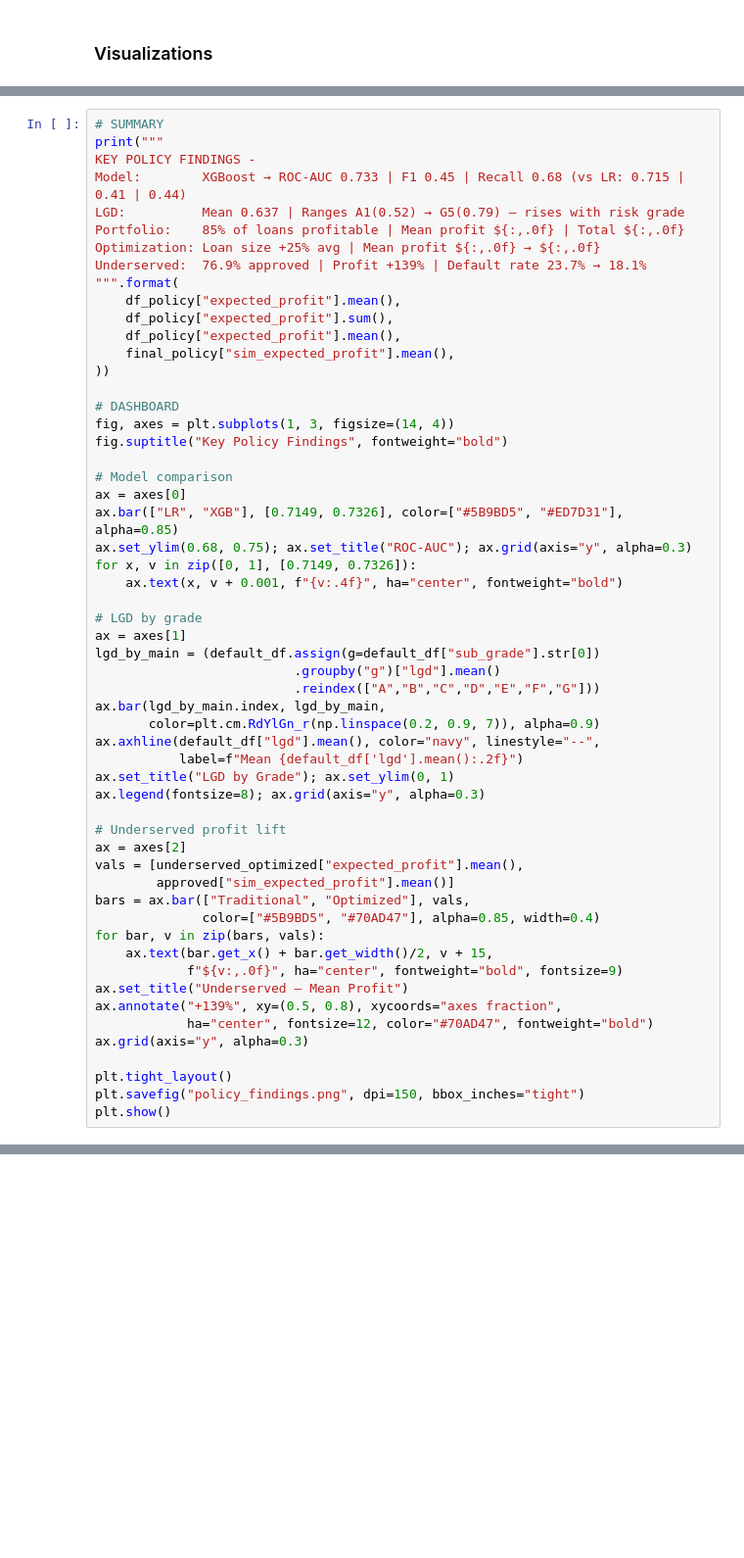
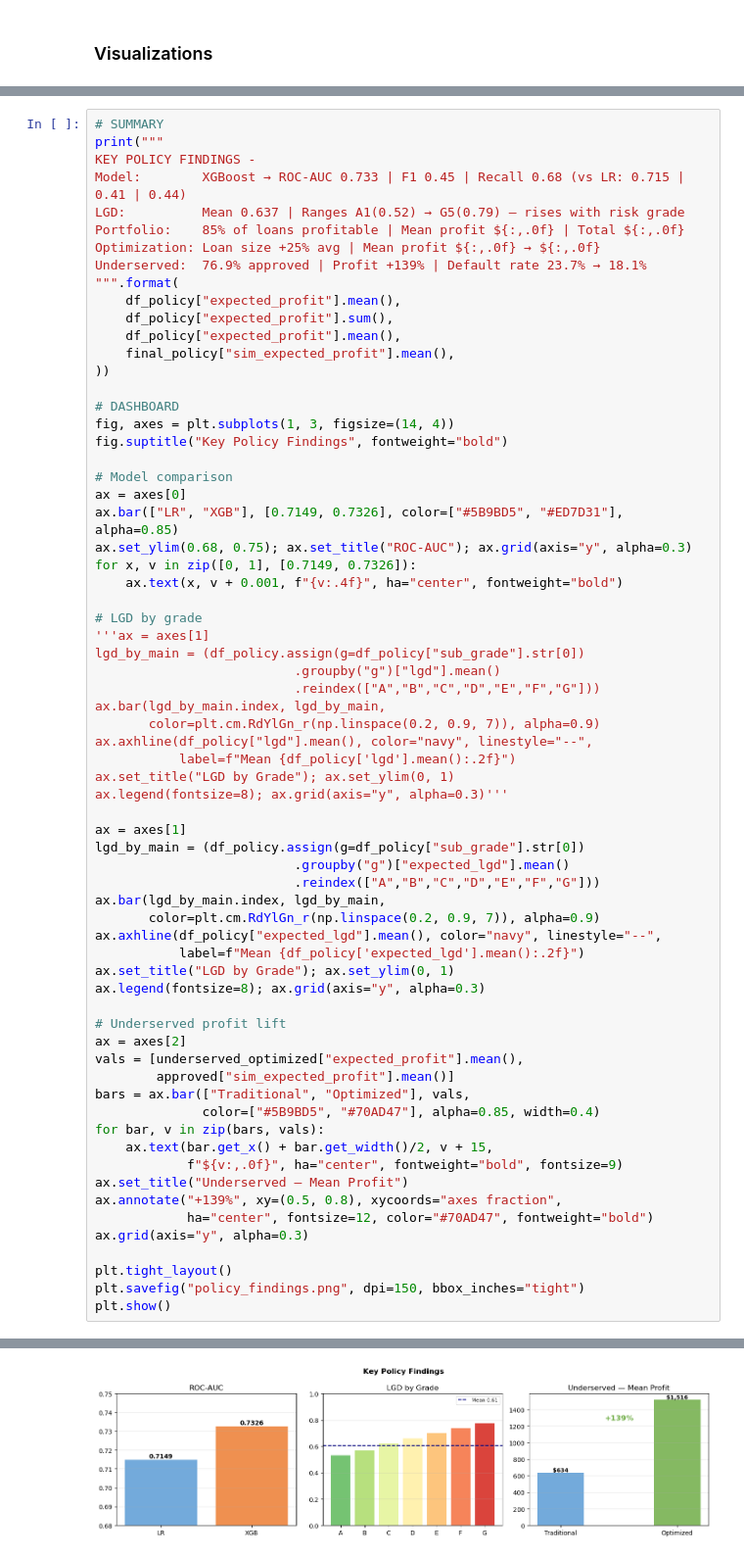
Before and after one commit to SU-IST707-SP26/group-project-data-dopes, a Jupyter notebook: work/Policy_Simulation.ipynb, the cells around one changed output, grey strips where cells are left out. Shown at 98% size. Saved outputs shown, nothing was run; the diff lists cells and outputs as text; blank space fills up the shorter version.

Commit message:
run visualization

```diff
--- a/work/Policy_Simulation.ipynb
+++ b/work/Policy_Simulation.ipynb
@@ -610,14 +619,25 @@ for x, v in zip([0, 1], [0.7149, 0.7326]):
     ax.text(x, v + 0.001, f"{v:.4f}", ha="center", fontweight="bold")
 
 # LGD by grade
-ax = axes[1]
-lgd_by_main = (default_df.assign(g=default_df["sub_grade"].str[0])
+'''ax = axes[1]
+lgd_by_main = (df_policy.assign(g=df_policy["sub_grade"].str[0])
                           .groupby("g")["lgd"].mean()
                           .reindex(["A","B","C","D","E","F","G"]))
 ax.bar(lgd_by_main.index, lgd_by_main,
        color=plt.cm.RdYlGn_r(np.linspace(0.2, 0.9, 7)), alpha=0.9)
-ax.axhline(default_df["lgd"].mean(), color="navy", linestyle="--",
-           label=f"Mean {default_df['lgd'].mean():.2f}")
+ax.axhline(df_policy["lgd"].mean(), color="navy", linestyle="--",
+           label=f"Mean {df_policy['lgd'].mean():.2f}")
+ax.set_title("LGD by Grade"); ax.set_ylim(0, 1)
+ax.legend(fontsize=8); ax.grid(axis="y", alpha=0.3)'''
+
+ax = axes[1]
+lgd_by_main = (df_policy.assign(g=df_policy["sub_grade"].str[0])
+                          .groupby("g")["expected_lgd"].mean()
+                          .reindex(["A","B","C","D","E","F","G"]))
+ax.bar(lgd_by_main.index, lgd_by_main,
+       color=plt.cm.RdYlGn_r(np.linspace(0.2, 0.9, 7)), alpha=0.9)
+ax.axhline(df_policy["expected_lgd"].mean(), color="navy", linestyle="--",
+           label=f"Mean {df_policy['expected_lgd'].mean():.2f}")
 ax.set_title("LGD by Grade"); ax.set_ylim(0, 1)
 ax.legend(fontsize=8); ax.grid(axis="y", alpha=0.3)
 
@@ -638,3 +658,4 @@ ax.grid(axis="y", alpha=0.3)
 plt.tight_layout()
 plt.savefig("policy_findings.png", dpi=150, bbox_inches="tight")
 plt.show()
+# %% [output]
@@ -640,0 +668 @@ plt.show()
+[figure, added]
```
Also changed, not shown: parts of 10 cells of this notebook.
